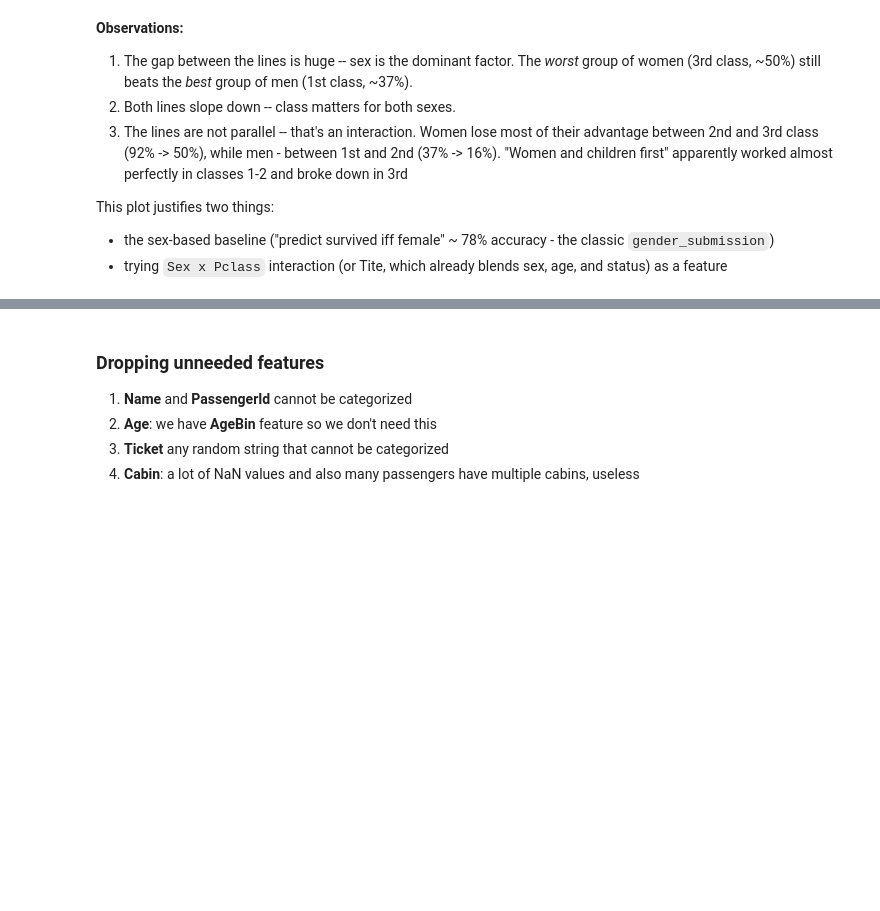
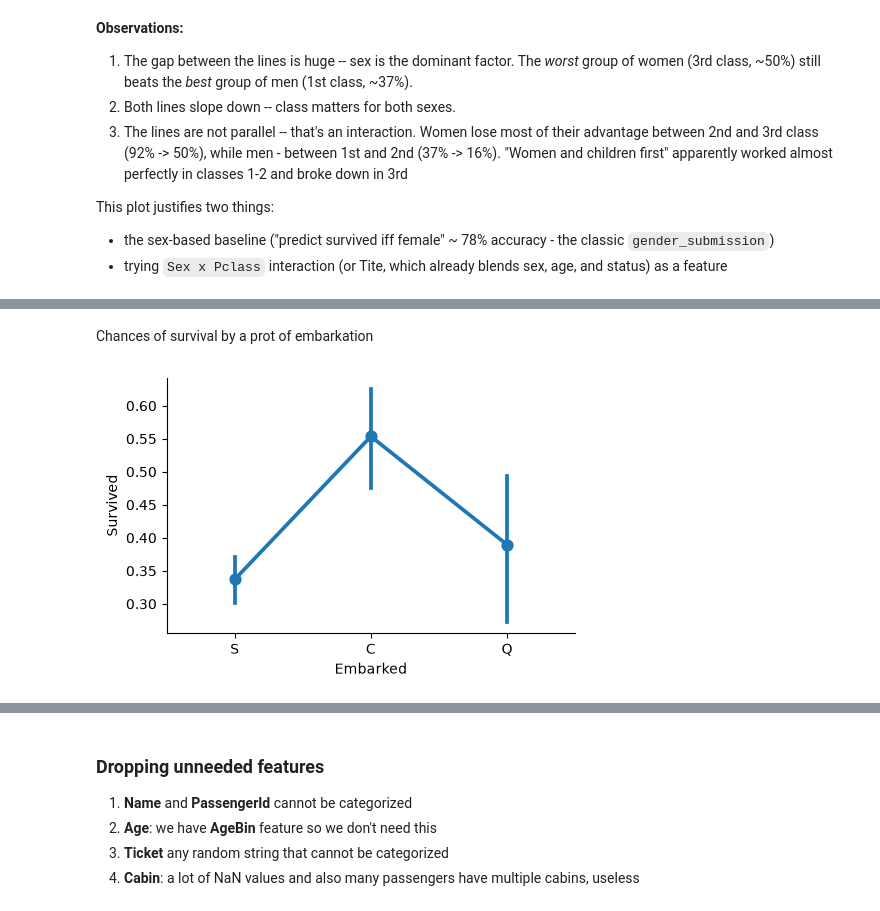
Before and after one commit to oozywaters/kaggle-titanic, a Jupyter notebook: notebooks/eda.ipynb, the cells around one changed output, grey strips where cells are left out. Drawn from its saved outputs; the diff is of its cells as text; code cells hidden in the pictures; blank space fills up the shorter version.

```diff
--- a/notebooks/eda.ipynb
+++ b/notebooks/eda.ipynb
@@ -276,0 +295,9 @@ This plot justifies two things:
+# %% [markdown]
+Chances of survival by a prot of embarkation
+# %%
+sns.catplot(x="Embarked", y="Survived", data=train, kind="point")
+fig=plt.gcf()
+fig.set_size_inches(5,3)
+plt.show()
+# %% [output]
+[figure, added]
```
Also changed, not shown: parts of 10 cells of this notebook.
